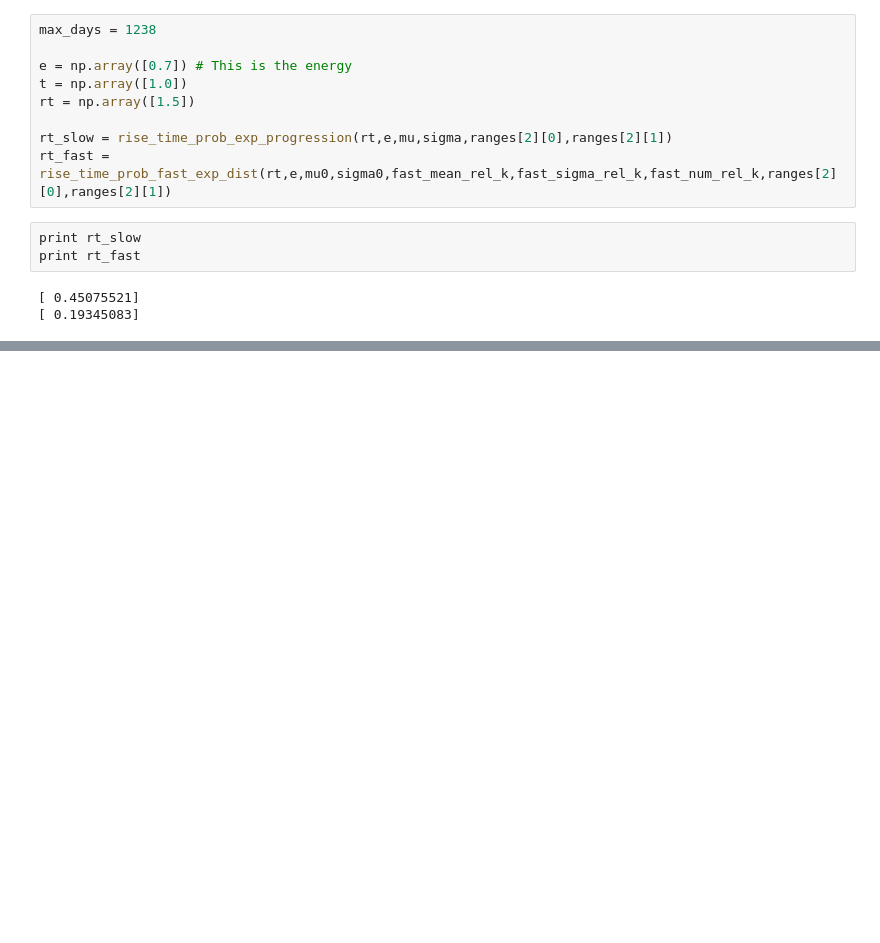
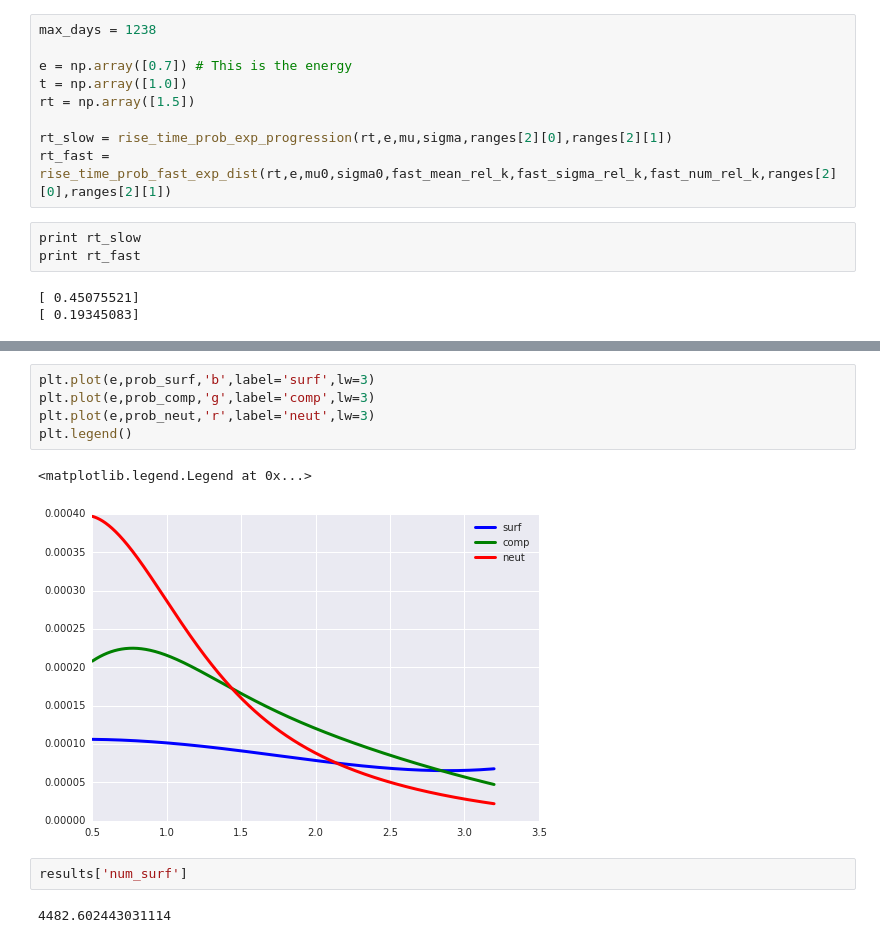
Before and after one commit to mattbellis/CoGeNT_analysis_code, a Jupyter notebook: testing_rise_time_PDFs.ipynb, the cells around one changed output, grey strips where cells are left out. Drawn from its saved outputs; the diff is of its cells as text; blank space fills up the shorter version.

```diff
--- a/testing_rise_time_PDFs.ipynb
+++ b/testing_rise_time_PDFs.ipynb
@@ -75,0 +176,12 @@ plt.plot(rt[0:-1],fast_int)
+# %%
+plt.plot(e,prob_surf,'b',label='surf',lw=3)
+plt.plot(e,prob_comp,'g',label='comp',lw=3)
+plt.plot(e,prob_neut,'r',label='neut',lw=3)
+plt.legend()
+# %% [output]
+<matplotlib.legend.Legend at 0x...>
+[figure, added]
+# %%
+results['num_surf']
+# %% [output]
+4482.602443031114
```
Also changed, not shown: parts of 12 cells of this notebook, 3 other files.
